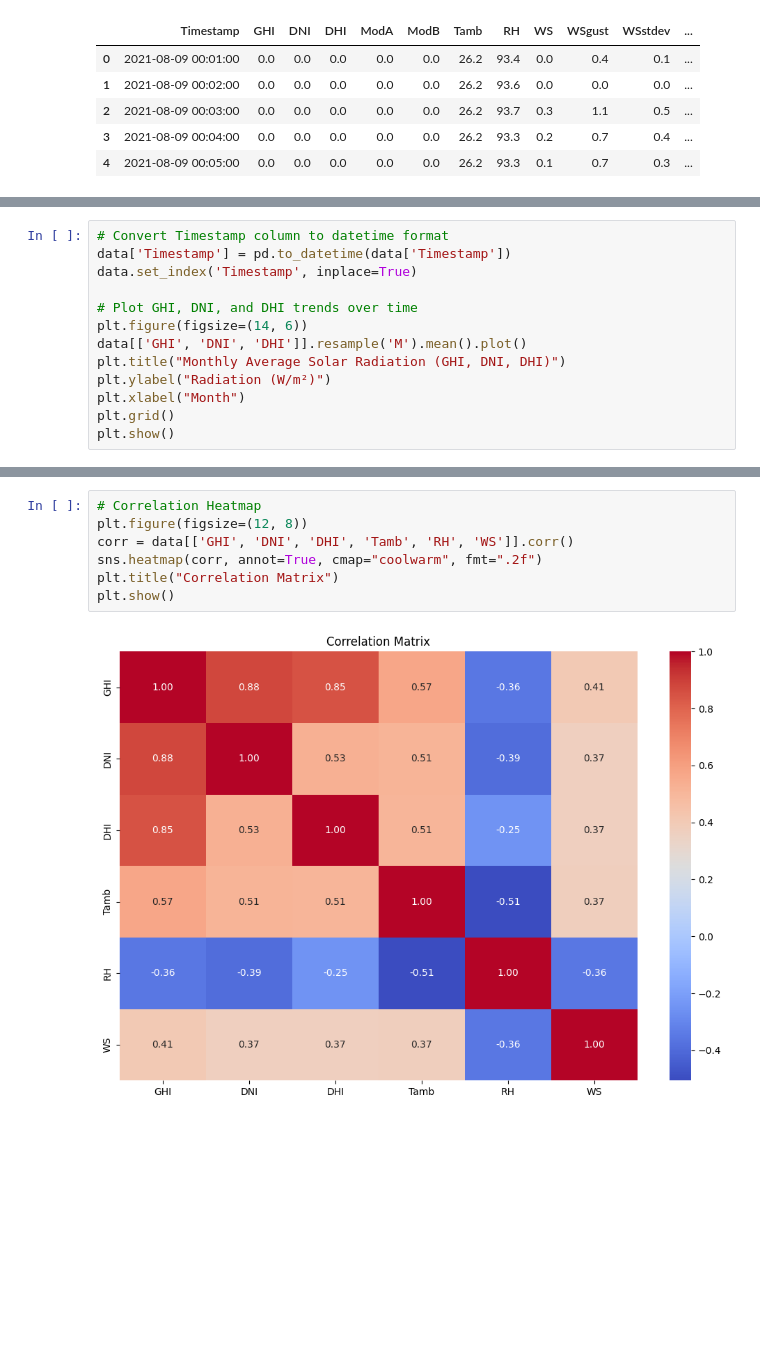
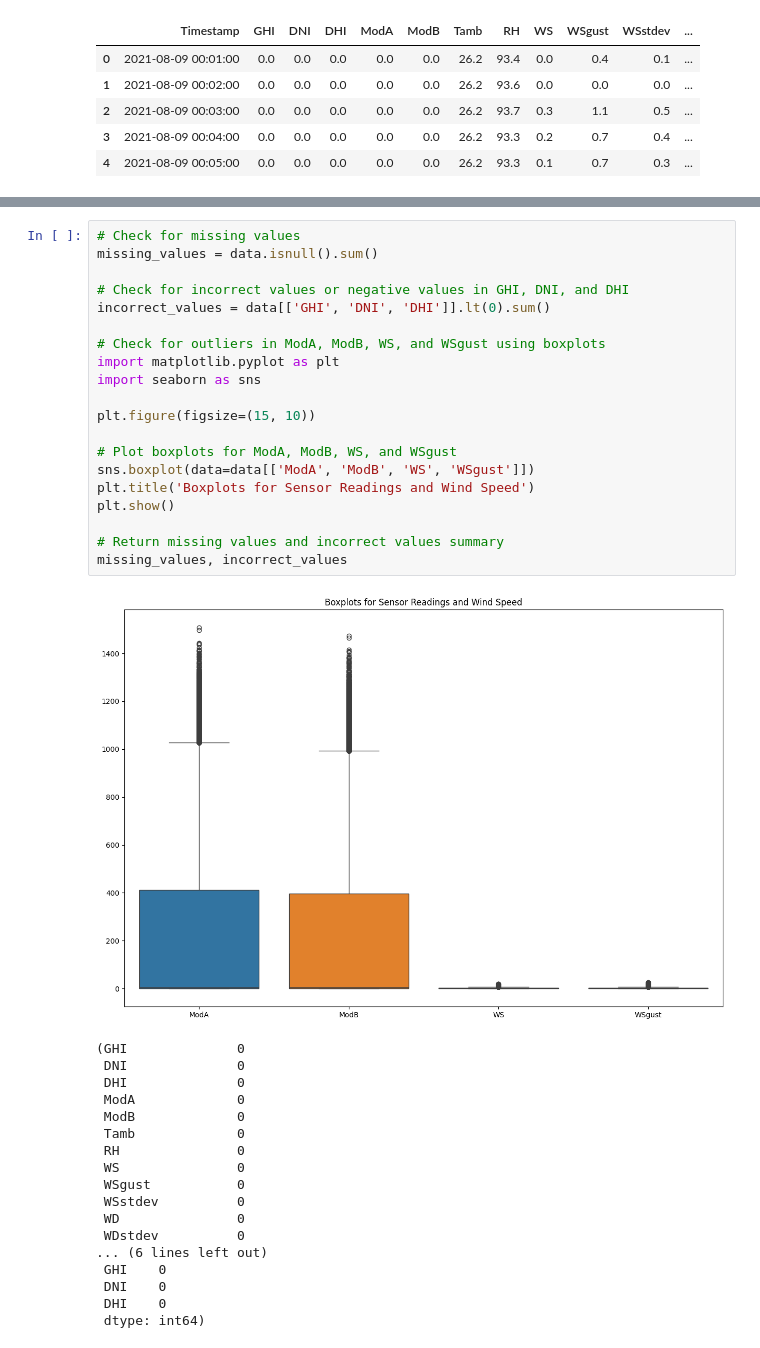
Before and after one commit to YonInsights/solar-energy-analysis, a Jupyter notebook: notebooks/EDA.ipynb, the cells around one changed output, grey strips where cells are left out. Saved outputs shown, nothing was run; the diff lists cells and outputs as text; blank space fills up the shorter version.

Commit message:
Check for missing values

```diff
--- a/notebooks/EDA.ipynb
+++ b/notebooks/EDA.ipynb
@@ -43,13 +32,0 @@ Number of duplicate rows: 0
-# %%
-# Convert Timestamp column to datetime format
-data['Timestamp'] = pd.to_datetime(data['Timestamp'])
-data.set_index('Timestamp', inplace=True)
-
-# Plot GHI, DNI, and DHI trends over time
-plt.figure(figsize=(14, 6))
-data[['GHI', 'DNI', 'DHI']].resample('M').mean().plot()
-plt.title("Monthly Average Solar Radiation (GHI, DNI, DHI)")
-plt.ylabel("Radiation (W/m²)")
-plt.xlabel("Month")
-plt.grid()
-plt.show()
@@ -69,9 +33,39 @@ plt.show()
-# %%
-# Correlation Heatmap
-plt.figure(figsize=(12, 8))
-corr = data[['GHI', 'DNI', 'DHI', 'Tamb', 'RH', 'WS']].corr()
-sns.heatmap(corr, annot=True, cmap="coolwarm", fmt=".2f")
-plt.title("Correlation Matrix")
-plt.show()
-# %% [output]
-[figure, removed]
+# %%
+# Check for missing values
+missing_values = data.isnull().sum()
+
+# Check for incorrect values or negative values in GHI, DNI, and DHI
+incorrect_values = data[['GHI', 'DNI', 'DHI']].lt(0).sum()
+
+# Check for outliers in ModA, ModB, WS, and WSgust using boxplots
+import matplotlib.pyplot as plt
+import seaborn as sns
+
+plt.figure(figsize=(15, 10))
+
+# Plot boxplots for ModA, ModB, WS, and WSgust
+sns.boxplot(data=data[['ModA', 'ModB', 'WS', 'WSgust']])
+plt.title('Boxplots for Sensor Readings and Wind Speed')
+plt.show()
+
+# Return missing values and incorrect values summary
+missing_values, incorrect_values
+# %% [output]
+[figure, added]
+(GHI              0
+ DNI              0
+ DHI              0
+ ModA             0
+ ModB             0
+ Tamb             0
+ RH               0
+ WS               0
+ WSgust           0
+ WSstdev          0
+ WD               0
+ WDstdev          0
+... (6 lines left out)
+ GHI    0
+ DNI    0
+ DHI    0
+ dtype: int64)
```
Also changed, not shown: parts of 5 cells of this notebook.
